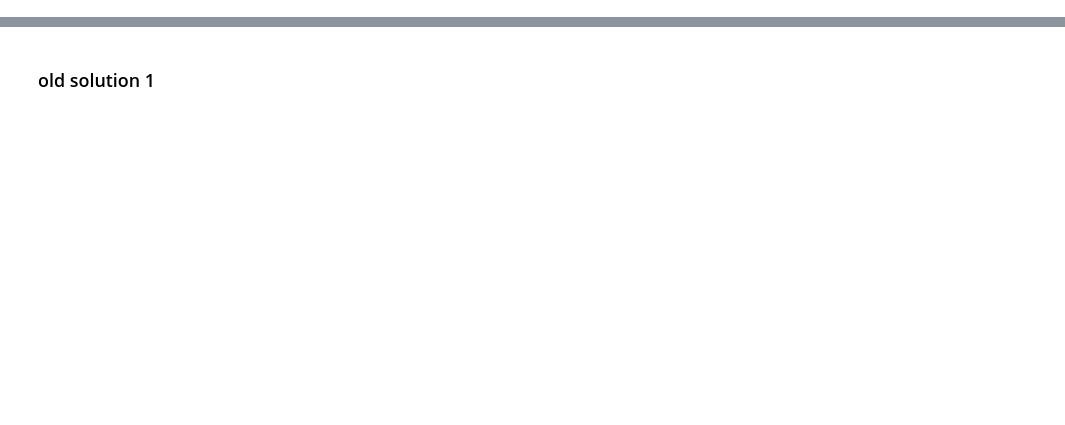
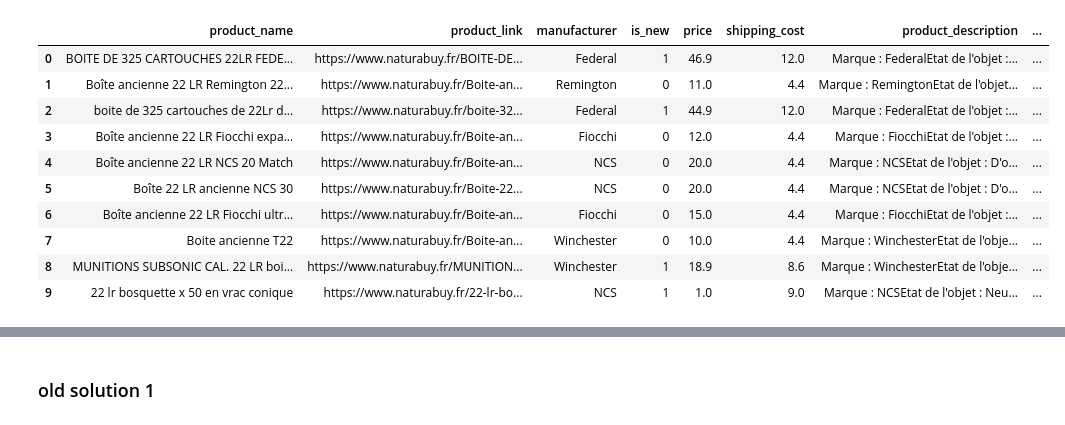
Before and after one commit to Aciago/Price_selector, a Jupyter notebook: re_bullet_qtty_v2.ipynb, the cells around one changed output, grey strips where cells are left out. Drawn from its saved outputs; the diff is of its cells as text; code cells hidden in the pictures; blank space fills up the shorter version.

```diff
--- a/re_bullet_qtty_v2.ipynb
+++ b/re_bullet_qtty_v2.ipynb
@@ -78,0 +145,34 @@ df.columns
+# %%
+def find_matching_numbers(text):
+    pattern = r'\b(\d+)\b'
+    numbers = re.findall(pattern, text)
+    matching_numbers = [int(num) for num in numbers if int(num) % 50 == 0 or int(num) in [325, 525]]
+    return matching_numbers
+
+def solution_a(df):
+    df['ammo_qtty_title'] = df['product_name'].apply(lambda x: find_matching_numbers(x))
+    df['ammo_qtty_description'] = df['product_description'].apply(lambda x: find_matching_numbers(x))
+
+    # Find the first match in each column and store in new column 'qtty_equal'
+    df['qtty_equal'] = (df['ammo_qtty_title'].apply(lambda x: x[0] if len(x) > 0 else 0) ==
+                        df['ammo_qtty_description'].apply(lambda x: x[0] if len(x) > 0 else 0)).astype(int)
+
+    # Fill any missing values with 0
+    df['ammo_qtty_title'] = df['ammo_qtty_title'].apply(lambda x: x[0] if len(x) > 0 else 0)
+    df['ammo_qtty_description'] = df['ammo_qtty_description'].apply(lambda x: x[0] if len(x) > 0 else 0)
+
+    return df
+
+def solution_b(df):
+    df['ammo_qtty_title'] = df['product_name'].apply(lambda x: find_matching_numbers(x))
+    df['ammo_qtty_description'] = df['product_description'].apply(lambda x: find_matching_numbers(x))
+
+    # New columns to check if all numbers are equal in 'ammo_qtty_title' and 'ammo_qtty_description'
+    df['qtty_title_equal'] = df['ammo_qtty_title'].apply(lambda x: int(len(set(x)) == 1))  # 1 if all numbers are equal, 0 otherwise
+    df['qtty_titledescr_equal'] = df['ammo_qtty_description'].apply(lambda x: int(len(set(x)) == 1))  # 1 if all numbers are equal, 0 otherwise
+
+    return df
+# %%
+# Apply Solution A and Solution B
+df_solution_a = solution_a(df.copy())
+df_solution_b = solution_b(df.copy())
@@ -78,0 +188,14 @@ df.columns
+# %%
+df_solution_a.sample(10)
+# %% [output]
+|  | product_name | product_link | manufacturer | is_new | price | shipping_cost | product_description | ... |
+| 0 | BOITE DE 325 CARTOUCHES 22LR FEDE... | https://www.naturabuy.fr/BOITE-DE... | Federal | 1 | 46.9 | 12.0 | Marque : FederalEtat de l'objet :... | ... |
+| 1 | Boîte ancienne 22 LR Remington 22... | https://www.naturabuy.fr/Boite-an... | Remington | 0 | 11.0 | 4.4 | Marque : RemingtonEtat de l'objet... | ... |
+| 2 | boite de 325 cartouches de 22Lr d... | https://www.naturabuy.fr/boite-32... | Federal | 1 | 44.9 | 12.0 | Marque : FederalEtat de l'objet :... | ... |
+| 3 | Boîte ancienne 22 LR Fiocchi expa... | https://www.naturabuy.fr/Boite-an... | Fiocchi | 0 | 12.0 | 4.4 | Marque : FiocchiEtat de l'objet :... | ... |
+| 4 | Boîte ancienne 22 LR NCS 20 Match | https://www.naturabuy.fr/Boite-an... | NCS | 0 | 20.0 | 4.4 | Marque : NCSEtat de l'objet : D'o... | ... |
+| 5 | Boîte 22 LR ancienne NCS 30 | https://www.naturabuy.fr/Boite-22... | NCS | 0 | 20.0 | 4.4 | Marque : NCSEtat de l'objet : D'o... | ... |
+| 6 | Boîte ancienne 22 LR Fiocchi ultr... | https://www.naturabuy.fr/Boite-an... | Fiocchi | 0 | 15.0 | 4.4 | Marque : FiocchiEtat de l'objet :... | ... |
+| 7 | Boite ancienne T22 | https://www.naturabuy.fr/Boite-an... | Winchester | 0 | 10.0 | 4.4 | Marque : WinchesterEtat de l'obje... | ... |
+| 8 | MUNITIONS SUBSONIC CAL. 22 LR boi... | https://www.naturabuy.fr/MUNITION... | Winchester | 1 | 18.9 | 8.6 | Marque : WinchesterEtat de l'obje... | ... |
+| 9 | 22 lr bosquette x 50 en vrac conique | https://www.naturabuy.fr/22-lr-bo... | NCS | 1 | 1.0 | 9.0 | Marque : NCSEtat de l'objet : Neu... | ... |
```
Also changed, not shown: parts of 22 cells of this notebook.
